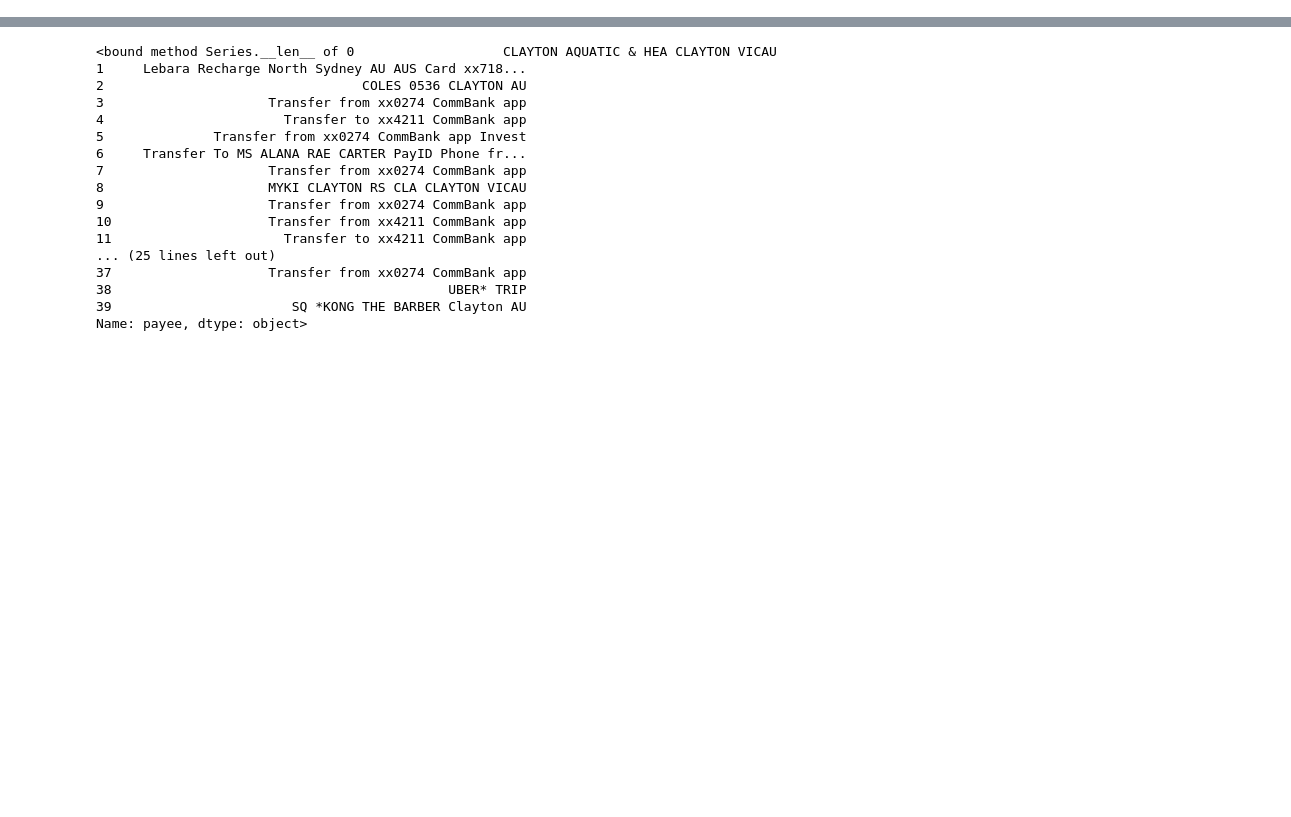
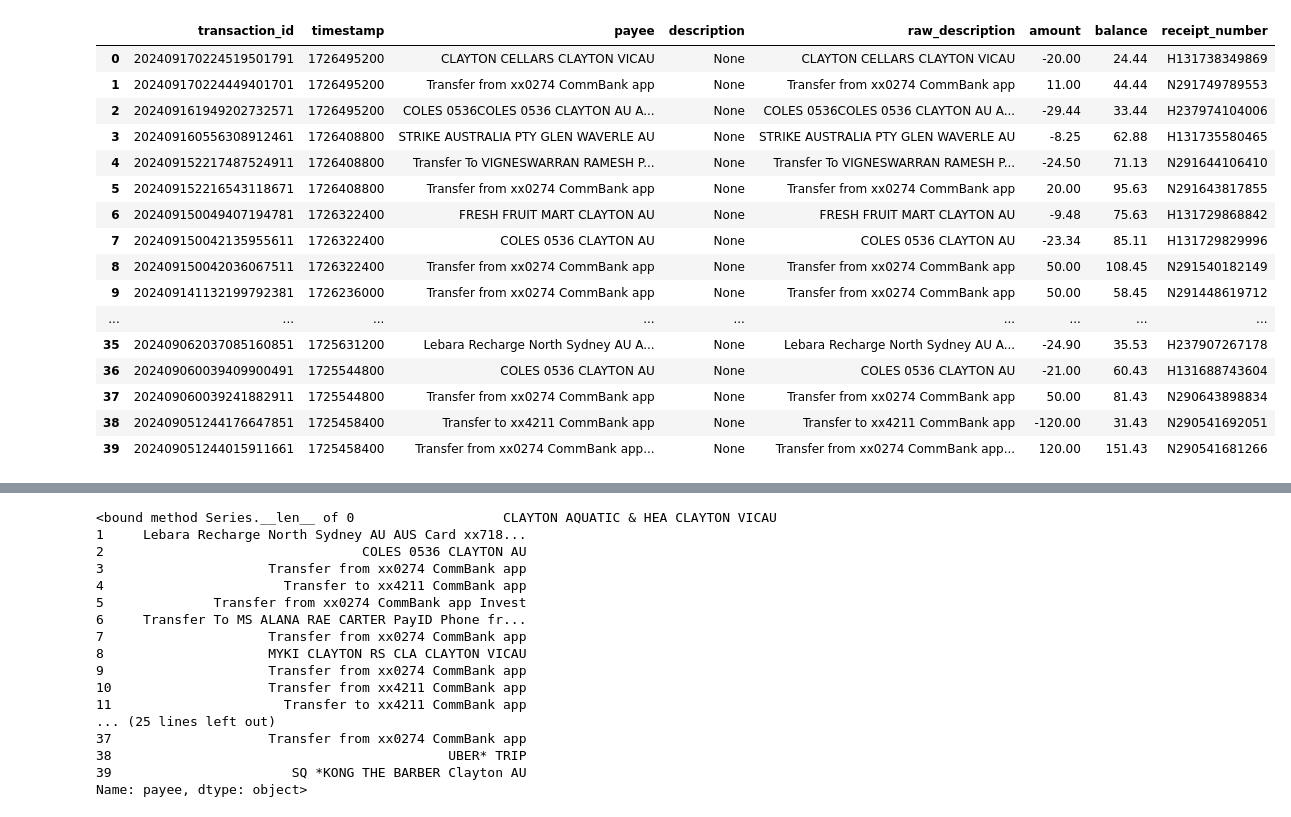
Before and after one commit to alkrona/banking, a Jupyter notebook: jupyter_notebooks/eda.ipynb, the cells around one changed output, grey strips where cells are left out. Cells and saved outputs as stored; diff of their text form; code cells hidden in the pictures; blank space fills up the shorter version.

```diff
--- a/jupyter_notebooks/eda.ipynb
+++ b/jupyter_notebooks/eda.ipynb
@@ -53,0 +32,4 @@ df_categories = df['payee']
+# %%
+columns = ['transaction_id', 'timestamp', 'payee', 'description', 'raw_description', 'amount', 'balance', 'receipt_number','category']
+
+transdf = pd.read_csv("../data/gold/data2.csv", index_col = None,header=None,names=columns)
@@ -53,0 +40,34 @@ df_categories = df['payee']
+# %%
+conn.execute('''
+CREATE TABLE cust_trans (
+    transaction_id   TEXT PRIMARY KEY NOT NULL,
+    timestamp      NUMERIC,
+    payee     TEXT,
+    description TEXT,
+    raw_description  TEXT,
+    amount  NUMERIC,
+    balance NUMERIC,
+    receipt_number TEXT,
+    category TEXT
+);
+''')
+transdf.to_sql('cust_trans', conn, if_exists='append', index = False)
+pd.read_sql_query("select * from cust_trans", conn)
+# %% [output]
+|  | transaction_id | timestamp | payee | description | raw_description | amount | balance | receipt_number |
+| 0 | 202409170224519501791 | 1726495200 | CLAYTON CELLARS CLAYTON VICAU | None | CLAYTON CELLARS CLAYTON VICAU | -20.00 | 24.44 | H131738349869 |
+| 1 | 202409170224449401701 | 1726495200 | Transfer from xx0274 CommBank app | None | Transfer from xx0274 CommBank app | 11.00 | 44.44 | N291749789553 |
+| 2 | 202409161949202732571 | 1726495200 | COLES 0536COLES 0536 CLAYTON AU A... | None | COLES 0536COLES 0536 CLAYTON AU A... | -29.44 | 33.44 | H237974104006 |
+| 3 | 202409160556308912461 | 1726408800 | STRIKE AUSTRALIA PTY GLEN WAVERLE AU | None | STRIKE AUSTRALIA PTY GLEN WAVERLE AU | -8.25 | 62.88 | H131735580465 |
+| 4 | 202409152217487524911 | 1726408800 | Transfer To VIGNESWARRAN RAMESH P... | None | Transfer To VIGNESWARRAN RAMESH P... | -24.50 | 71.13 | N291644106410 |
+| 5 | 202409152216543118671 | 1726408800 | Transfer from xx0274 CommBank app | None | Transfer from xx0274 CommBank app | 20.00 | 95.63 | N291643817855 |
+| 6 | 202409150049407194781 | 1726322400 | FRESH FRUIT MART CLAYTON AU | None | FRESH FRUIT MART CLAYTON AU | -9.48 | 75.63 | H131729868842 |
+| 7 | 202409150042135955611 | 1726322400 | COLES 0536 CLAYTON AU | None | COLES 0536 CLAYTON AU | -23.34 | 85.11 | H131729829996 |
+| 8 | 202409150042036067511 | 1726322400 | Transfer from xx0274 CommBank app | None | Transfer from xx0274 CommBank app | 50.00 | 108.45 | N291540182149 |
+| 9 | 202409141132199792381 | 1726236000 | Transfer from xx0274 CommBank app | None | Transfer from xx0274 CommBank app | 50.00 | 58.45 | N291448619712 |
+| ... | ... | ... | ... | ... | ... | ... | ... | ... |
+| 35 | 202409062037085160851 | 1725631200 | Lebara Recharge North Sydney AU A... | None | Lebara Recharge North Sydney AU A... | -24.90 | 35.53 | H237907267178 |
+| 36 | 202409060039409900491 | 1725544800 | COLES 0536 CLAYTON AU | None | COLES 0536 CLAYTON AU | -21.00 | 60.43 | H131688743604 |
+| 37 | 202409060039241882911 | 1725544800 | Transfer from xx0274 CommBank app | None | Transfer from xx0274 CommBank app | 50.00 | 81.43 | N290643898834 |
+| 38 | 202409051244176647851 | 1725458400 | Transfer to xx4211 CommBank app | None | Transfer to xx4211 CommBank app | -120.00 | 31.43 | N290541692051 |
+| 39 | 202409051244015911661 | 1725458400 | Transfer from xx0274 CommBank app... | None | Transfer from xx0274 CommBank app... | 120.00 | 151.43 | N290541681266 |
```
Also changed, not shown: parts of 14 cells of this notebook, 7 other files.
